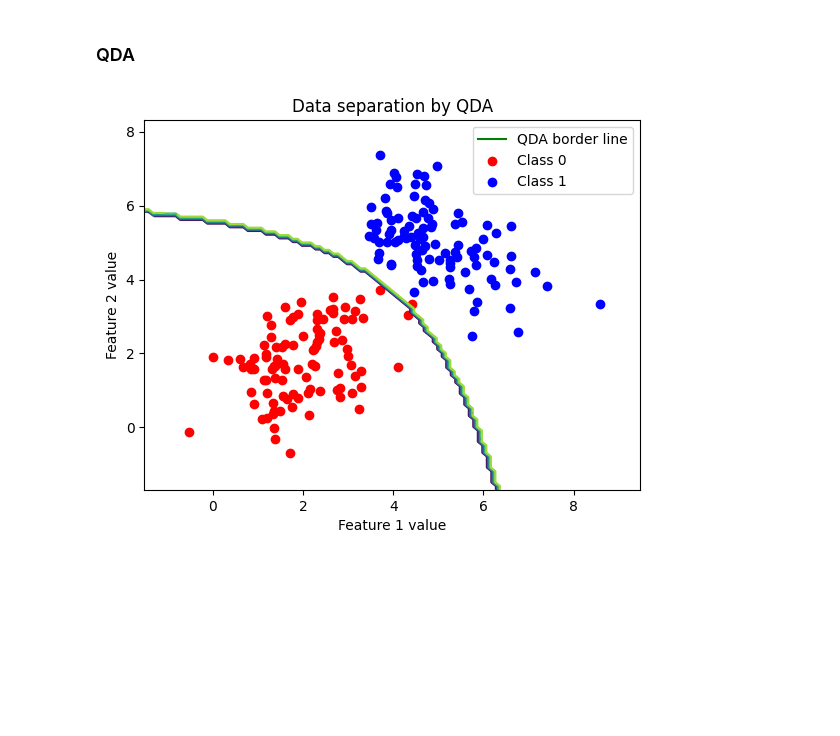
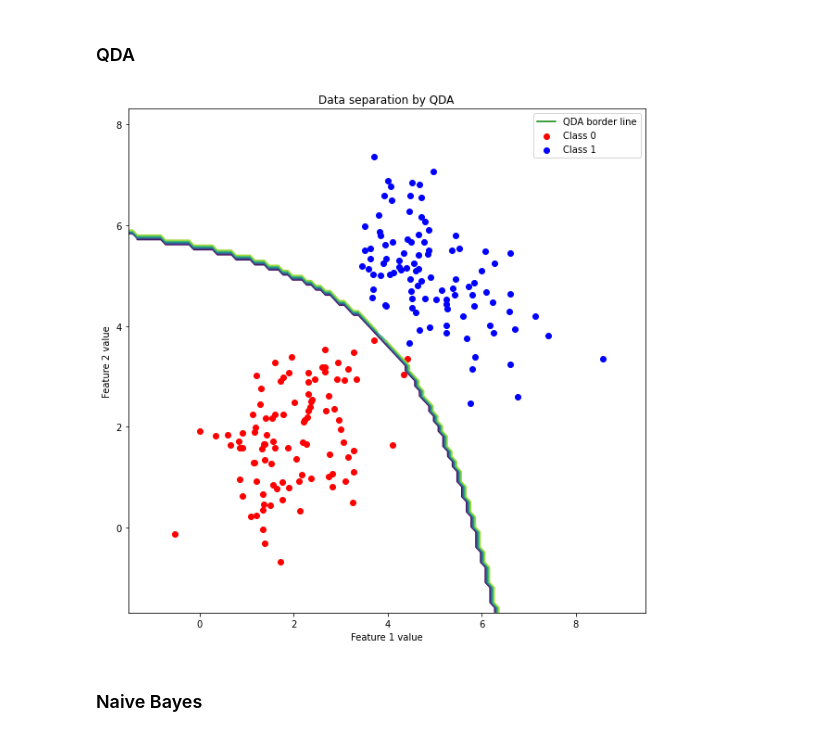
Before and after one commit to LJaremek/AdvancedMachineLearning-MINI, a Jupyter notebook: lab_1/TestingClassifiers.ipynb, the cells around one changed output. Cells and saved outputs as stored; diff of their text form; code cells hidden in the pictures; blank space fills up the shorter version.

```diff
--- a/lab_1/TestingClassifiers.ipynb
+++ b/lab_1/TestingClassifiers.ipynb
@@ -83,28 +86,33 @@ qda.fit(x, y)
 
 xx, yy, z = qda.find_border()
 # %%
+plt.figure(figsize=((10, 10)))
+
 contour = plt.contour(xx, yy, z)
 plt.clabel(contour, fontsize=0)
 plt.plot([], [], "g", label="QDA border line")
 
 plt.scatter(
     x[y == 0][:, 0],
     x[y == 0][:, 1],
     color="red",
     label="Class 0"
     )
 
 plt.scatter(
     x[y == 1][:, 0],
     x[y == 1][:, 1],
     color="blue",
     label="Class 1"
     )
 
 plt.legend()
 plt.xlabel("Feature 1 value")
 plt.ylabel("Feature 2 value")
 plt.title("Data separation by QDA")
+plt.savefig("plots/QDA_data_separation.png")
 plt.show()
 # %% [output]
-[figure, old version]
+[figure, new version]
+# %% [markdown]
+### Naive Bayes
```
Also changed, not shown: parts of 5 cells of this notebook, 4 other files.
